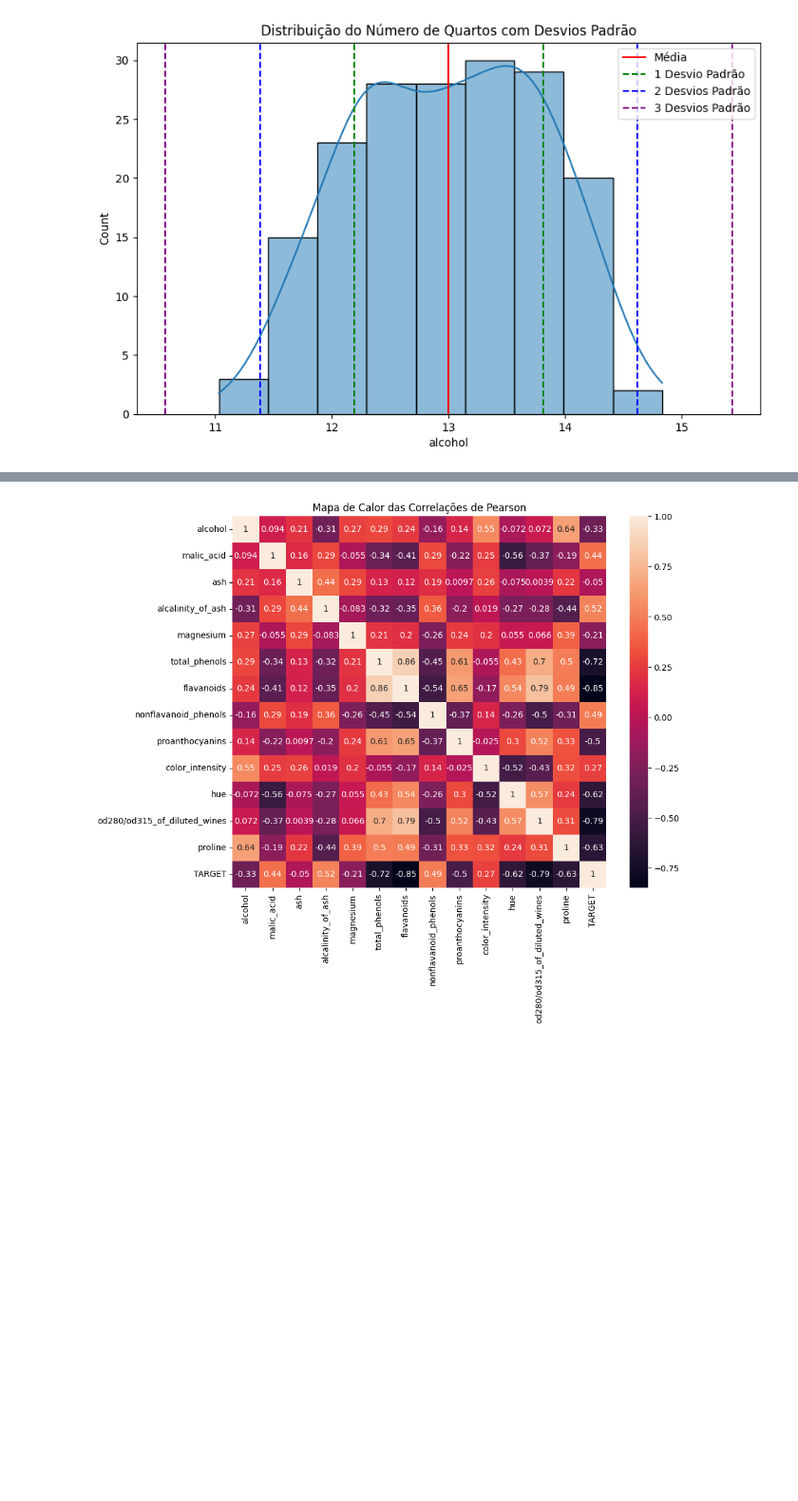
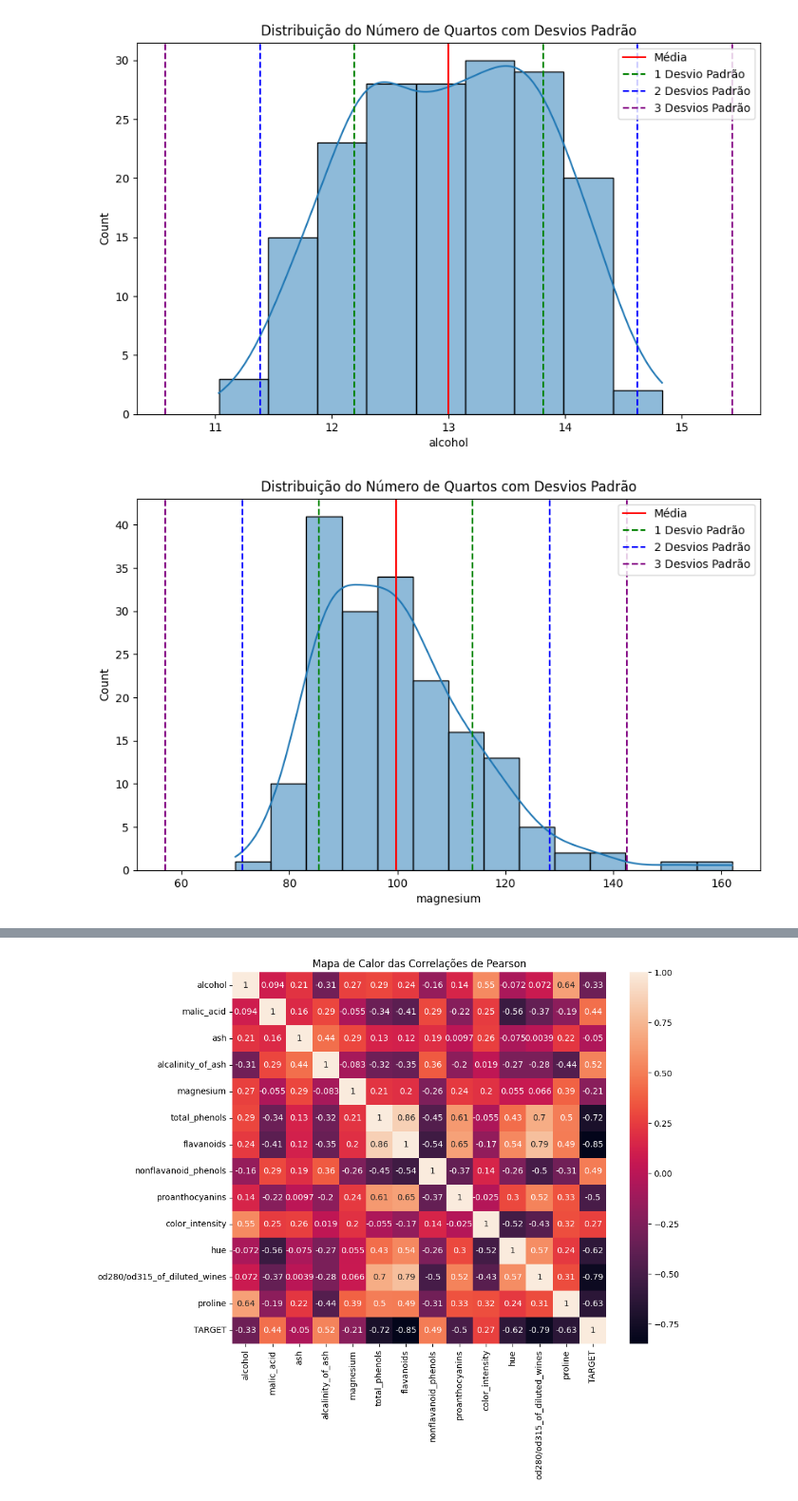
Before and after one commit to GislaineGomes/deco_morse, a Jupyter notebook: Modelos_Regressivos.ipynb, the cells around one changed output, grey strips where cells are left out. Shown at 95% size. Drawn from its saved outputs; the diff is of its cells as text; code cells hidden in the pictures; blank space fills up the shorter version.

```diff
--- a/Modelos_Regressivos.ipynb
+++ b/Modelos_Regressivos.ipynb
@@ -126,3 +232,23 @@ def plot_data_distribution(data, title):
 plot_data_distribution(df_wine['alcohol'], 'Distribuição do Número de Quartos com Desvios Padrão')
 # %% [output]
 [figure]
+# %%
+def plot_data_distribution(data, title):
+    mean = np.mean(data)
+    std = np.std(data)
+    plt.figure(figsize=(10, 6))
+    sns.histplot(data, kde=True)
+    plt.axvline(x=mean, color='red', label='Média')
+    plt.axvline(x=mean + std, color='green', linestyle='--', label='1 Desvio Padrão')
+    plt.axvline(x=mean - std, color='green', linestyle='--')
+    plt.axvline(x=mean + 2 * std, color='blue', linestyle='--', label='2 Desvios Padrão')
+    plt.axvline(x=mean - 2 * std, color='blue', linestyle='--')
+    plt.axvline(x=mean + 3 * std, color='purple', linestyle='--', label='3 Desvios Padrão')
+    plt.axvline(x=mean - 3 * std, color='purple', linestyle='--')
+    plt.title(title)
+    plt.legend()
+    plt.show()
+
+plot_data_distribution(df_wine['magnesium'], 'Distribuição do Número de Quartos com Desvios Padrão')
+# %% [output]
+[figure, added]
```
Also changed, not shown: parts of 19 cells of this notebook.
